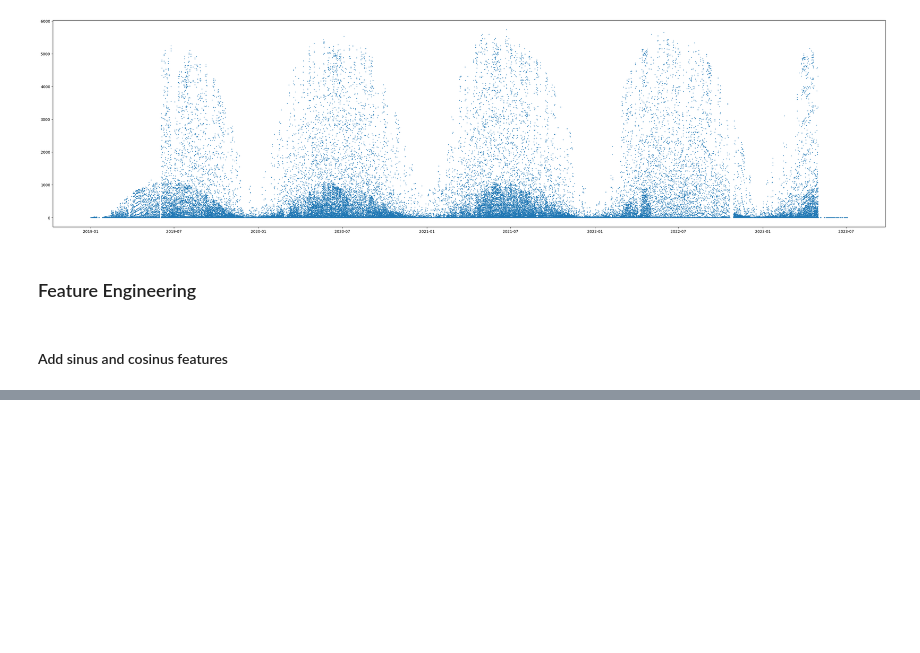
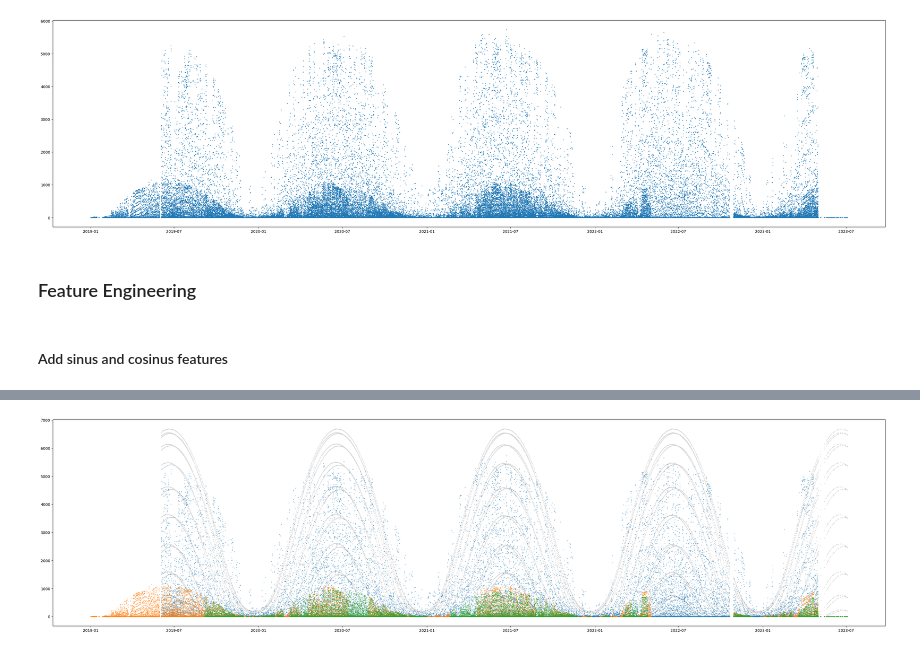
Before and after one commit to mathiasraa/tdt4173-forecasting, a Jupyter notebook: notebooks/preprocessing.ipynb, the cells around one changed output, grey strips where cells are left out. Cells and saved outputs as stored; diff of their text form; code cells hidden in the pictures; blank space fills up the shorter version.

```diff
--- a/notebooks/preprocessing.ipynb
+++ b/notebooks/preprocessing.ipynb
@@ -53,12 +39,12 @@ combine_data = (
     .rename(columns={"level_0": "location"})
 )
 
-y_test_data = y_test_data.rename(columns={"prediction": "pv_measurement"})[
-    ["time", "location", "pv_measurement"]
-]
-
 y = combine_data(y_data).sort_values(by=["time", "location"])
 
+y_test_data = y_test_data[["time", "location", "pv_measurement"]]
+y_test_data = y_test_data.rename(columns={"prediction": "pv_measurement"})
+
+# Add Kaggle test data to y
 y = pd.concat([y, y_test_data]).sort_values(by=["time", "location"])
 y["time"] = pd.to_datetime(y["time"])
 
@@ -174,7 +155,7 @@ outlier_mask = outlier_detector.predict(detection_data) == 1
 # Remove repeated values
 
 
-def find_repeated_indexes(df, column_name, repeat_count=12, ignore_zeros=True):
+def find_repeated_indexes(df, column_name, repeat_count=12, ignore_zeros=True) -> list:
     """
     Find and return the indexes of rows with a specified number of repeated values in a given column.
 
@@ -222,10 +203,13 @@ for location in locations:
 
     y = y.drop(repeated_indexes).reset_index(drop=True)
 
-    # Drop rows with repeated zeros over 4 days
+    # Drop rows with repeated zeros over 4 days,
+    # ignore dates after '2023-05-01 00:00:00' as they are test data
 
     repeated_indexes = find_repeated_indexes(
-        y[(y.location == location) & (y.time <= "2023-05-01 00:00:00")].sort_values(by=["location", "time"]),
+        y[(y.location == location) & (y.time <= "2023-05-01 00:00:00")].sort_values(
+            by=["location", "time"]
+        ),
         "pv_measurement",
         repeat_count=72,
         ignore_zeros=False,
@@ -282,0 +288,20 @@ add_sin_cos(data, "month", 12)
+# %%
+# Plot alignment and values
+plt.figure(figsize=(40, 10))
+
+plt.scatter(
+    data[data.location == "A"].date_forecast,
+    data[data.location == "A"]["clear_sky_rad:W"] * 8,
+    s=1,
+    color="lightgrey",
+)
+
+for loc in locations:
+    plt.scatter(
+        data[data.location == loc].date_forecast,
+        data[data.location == loc]["pv_measurement"],
+        s=1,
+        alpha=0.5,
+    )
+# %% [output]
+[figure, added]
```
Also changed, not shown: parts of 10 cells of this notebook.
